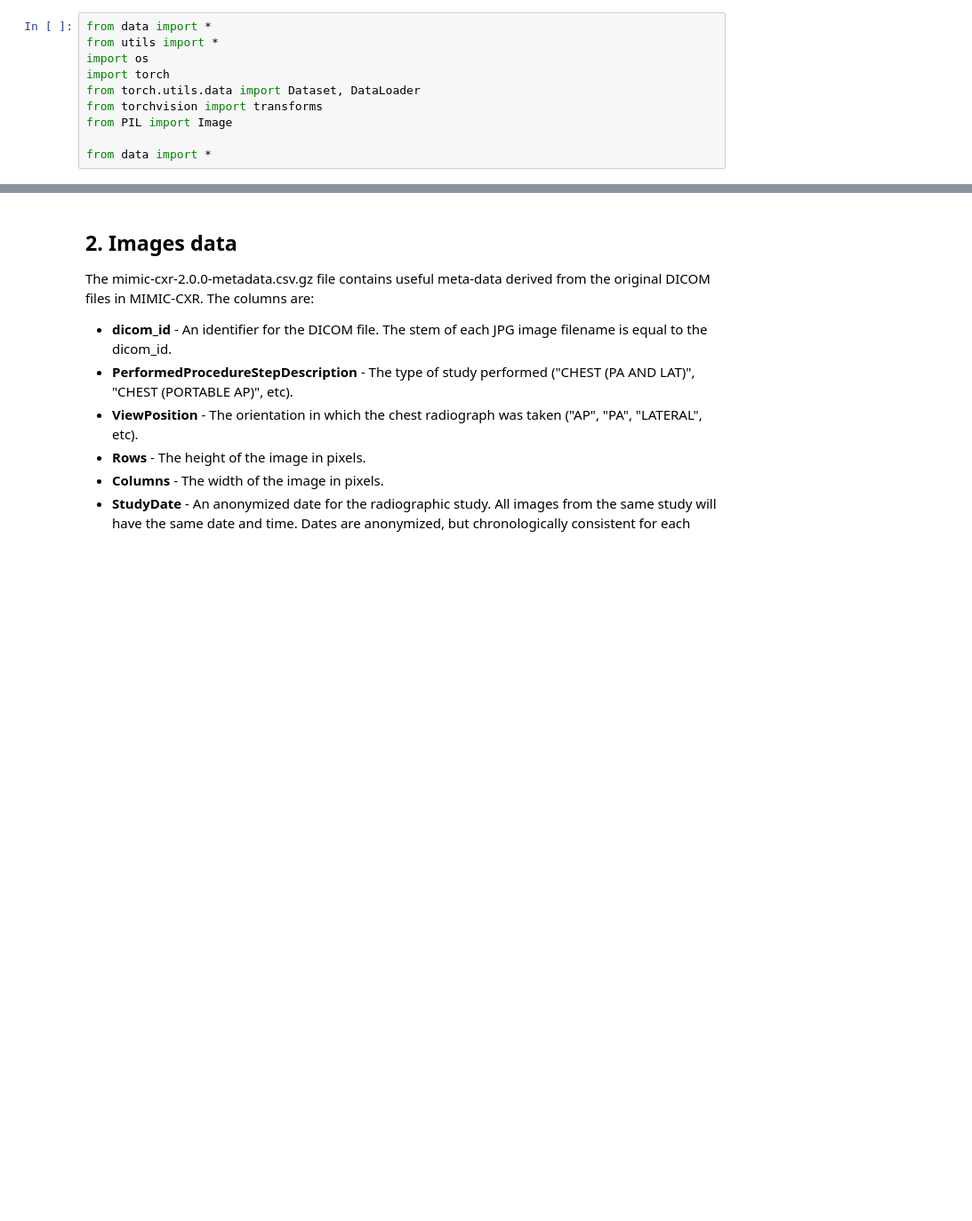
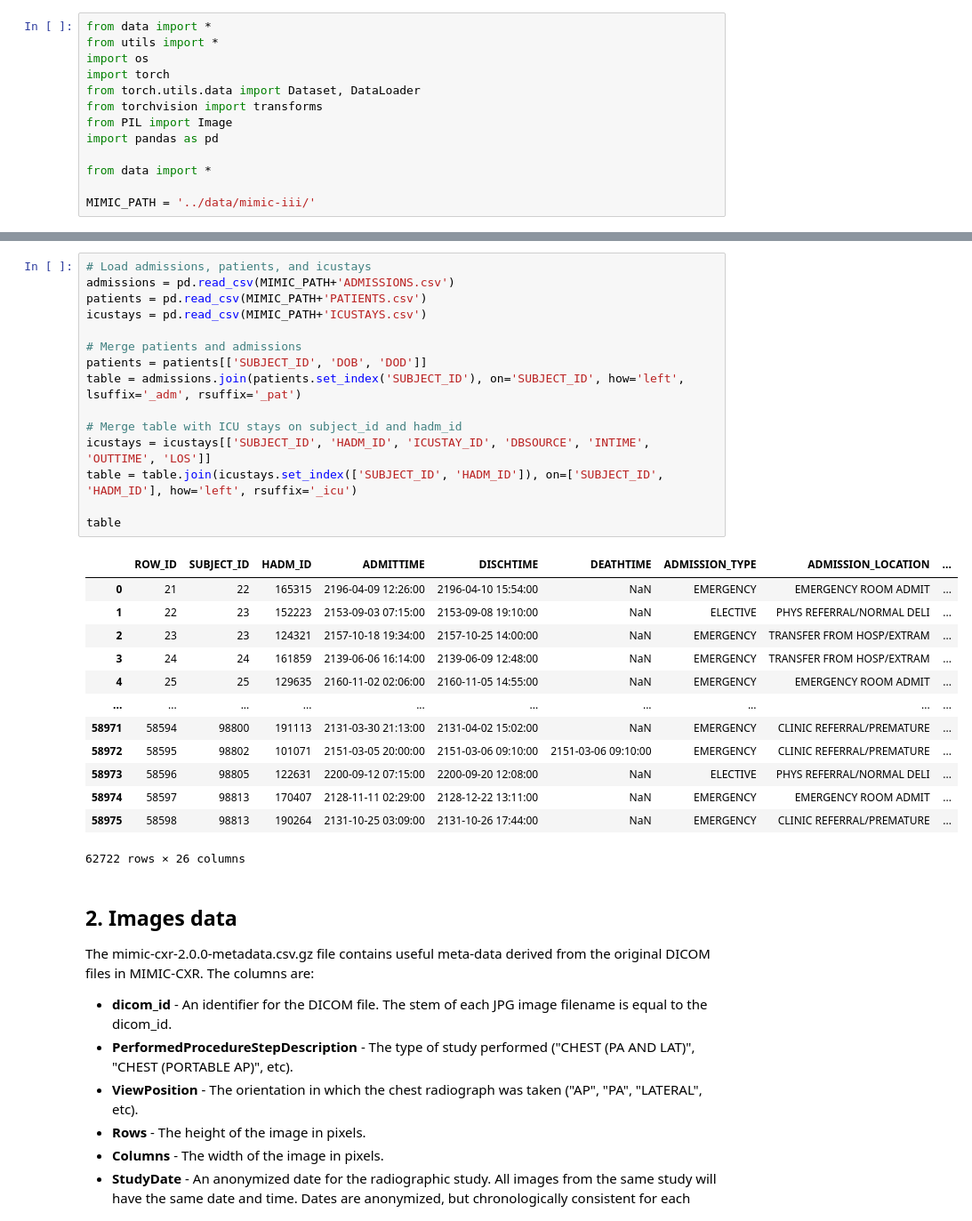
Before and after one commit to silviiaromanato/biomed-team4, a Jupyter notebook: multimodal/preprocessing.ipynb, the cells around one changed output, grey strips where cells are left out. Shown at 89% size. Saved outputs shown, nothing was run; the diff lists cells and outputs as text; blank space fills up the shorter version.

```diff
--- a/multimodal/preprocessing.ipynb
+++ b/multimodal/preprocessing.ipynb
@@ -6,5 +10,8 @@ import torch
 from torch.utils.data import Dataset, DataLoader
 from torchvision import transforms
 from PIL import Image
+import pandas as pd
 
 from data import *
+
+MIMIC_PATH = '../data/mimic-iii/'
@@ -42,3 +60,32 @@ pd.read_csv('../dataset/CPTEVENTS.csv').head()
+# %%
+# Load admissions, patients, and icustays
+admissions = pd.read_csv(MIMIC_PATH+'ADMISSIONS.csv')
+patients = pd.read_csv(MIMIC_PATH+'PATIENTS.csv')
+icustays = pd.read_csv(MIMIC_PATH+'ICUSTAYS.csv')
+
+# Merge patients and admissions
+patients = patients[['SUBJECT_ID', 'DOB', 'DOD']]
+table = admissions.join(patients.set_index('SUBJECT_ID'), on='SUBJECT_ID', how='left', lsuffix='_adm', rsuffix='_pat')
+
+# Merge table with ICU stays on subject_id and hadm_id
+icustays = icustays[['SUBJECT_ID', 'HADM_ID', 'ICUSTAY_ID', 'DBSOURCE', 'INTIME', 'OUTTIME', 'LOS']]
+table = table.join(icustays.set_index(['SUBJECT_ID', 'HADM_ID']), on=['SUBJECT_ID', 'HADM_ID'], how='left', rsuffix='_icu')
+
+table
+# %% [output]
+|  | ROW_ID | SUBJECT_ID | HADM_ID | ADMITTIME | DISCHTIME | DEATHTIME | ADMISSION_TYPE | ADMISSION_LOCATION | ... |
+| 0 | 21 | 22 | 165315 | 2196-04-09 12:26:00 | 2196-04-10 15:54:00 | NaN | EMERGENCY | EMERGENCY ROOM ADMIT | ... |
+| 1 | 22 | 23 | 152223 | 2153-09-03 07:15:00 | 2153-09-08 19:10:00 | NaN | ELECTIVE | PHYS REFERRAL/NORMAL DELI | ... |
+| 2 | 23 | 23 | 124321 | 2157-10-18 19:34:00 | 2157-10-25 14:00:00 | NaN | EMERGENCY | TRANSFER FROM HOSP/EXTRAM | ... |
+| 3 | 24 | 24 | 161859 | 2139-06-06 16:14:00 | 2139-06-09 12:48:00 | NaN | EMERGENCY | TRANSFER FROM HOSP/EXTRAM | ... |
+| 4 | 25 | 25 | 129635 | 2160-11-02 02:06:00 | 2160-11-05 14:55:00 | NaN | EMERGENCY | EMERGENCY ROOM ADMIT | ... |
+| ... | ... | ... | ... | ... | ... | ... | ... | ... | ... |
+| 58971 | 58594 | 98800 | 191113 | 2131-03-30 21:13:00 | 2131-04-02 15:02:00 | NaN | EMERGENCY | CLINIC REFERRAL/PREMATURE | ... |
+| 58972 | 58595 | 98802 | 101071 | 2151-03-05 20:00:00 | 2151-03-06 09:10:00 | 2151-03-06 09:10:00 | EMERGENCY | CLINIC REFERRAL/PREMATURE | ... |
+| 58973 | 58596 | 98805 | 122631 | 2200-09-12 07:15:00 | 2200-09-20 12:08:00 | NaN | ELECTIVE | PHYS REFERRAL/NORMAL DELI | ... |
+| 58974 | 58597 | 98813 | 170407 | 2128-11-11 02:29:00 | 2128-12-22 13:11:00 | NaN | EMERGENCY | EMERGENCY ROOM ADMIT | ... |
+| 58975 | 58598 | 98813 | 190264 | 2131-10-25 03:09:00 | 2131-10-26 17:44:00 | NaN | EMERGENCY | CLINIC REFERRAL/PREMATURE | ... |
+62722 rows × 26 columns
 # %% [markdown]
 ## 2. **Images data**
 
```
Also changed, not shown: parts of 7 cells of this notebook, 4 other files.
